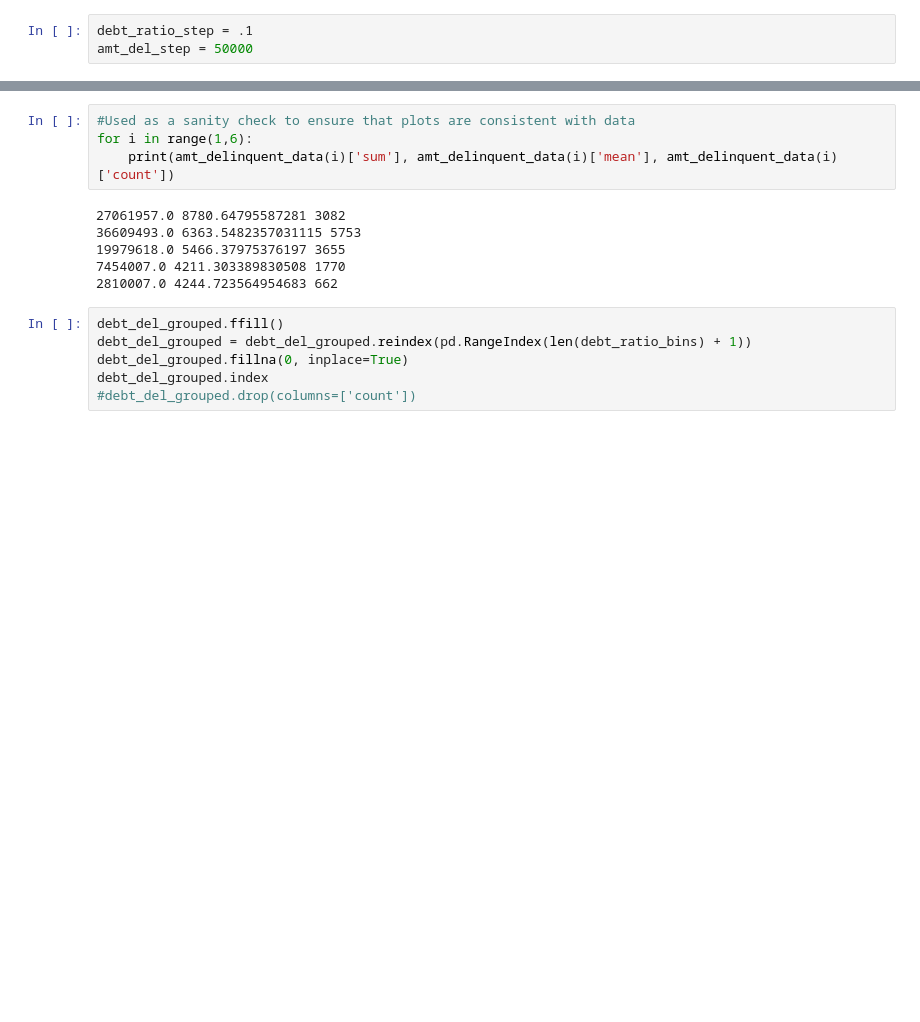
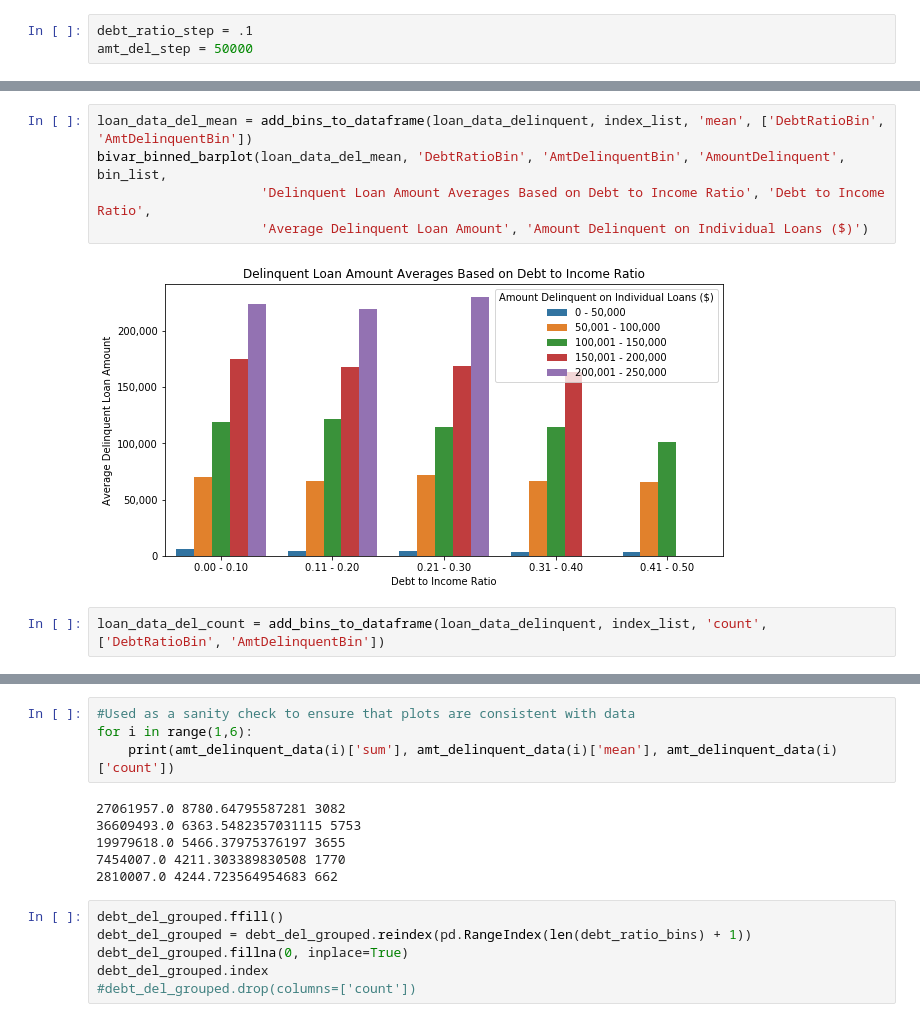
Before and after one commit to louisneira/Data_Visualization, a Jupyter notebook: Data_Visualization.ipynb, the cells around one changed output, grey strips where cells are left out. Cells and saved outputs as stored; diff of their text form; blank space fills up the shorter version.

```diff
--- a/Data_Visualization.ipynb
+++ b/Data_Visualization.ipynb
@@ -571,0 +551,9 @@ def amt_delinquent_data(ratio_index):
+# %%
+loan_data_del_mean = add_bins_to_dataframe(loan_data_delinquent, index_list, 'mean', ['DebtRatioBin', 'AmtDelinquentBin'])
+bivar_binned_barplot(loan_data_del_mean, 'DebtRatioBin', 'AmtDelinquentBin', 'AmountDelinquent', bin_list,
+                     'Delinquent Loan Amount Averages Based on Debt to Income Ratio', 'Debt to Income Ratio',
+                     'Average Delinquent Loan Amount', 'Amount Delinquent on Individual Loans ($)')
+# %% [output]
+[figure, added]
+# %%
+loan_data_del_count = add_bins_to_dataframe(loan_data_delinquent, index_list, 'count', ['DebtRatioBin', 'AmtDelinquentBin'])
```
Also changed, not shown: parts of 26 cells of this notebook.
